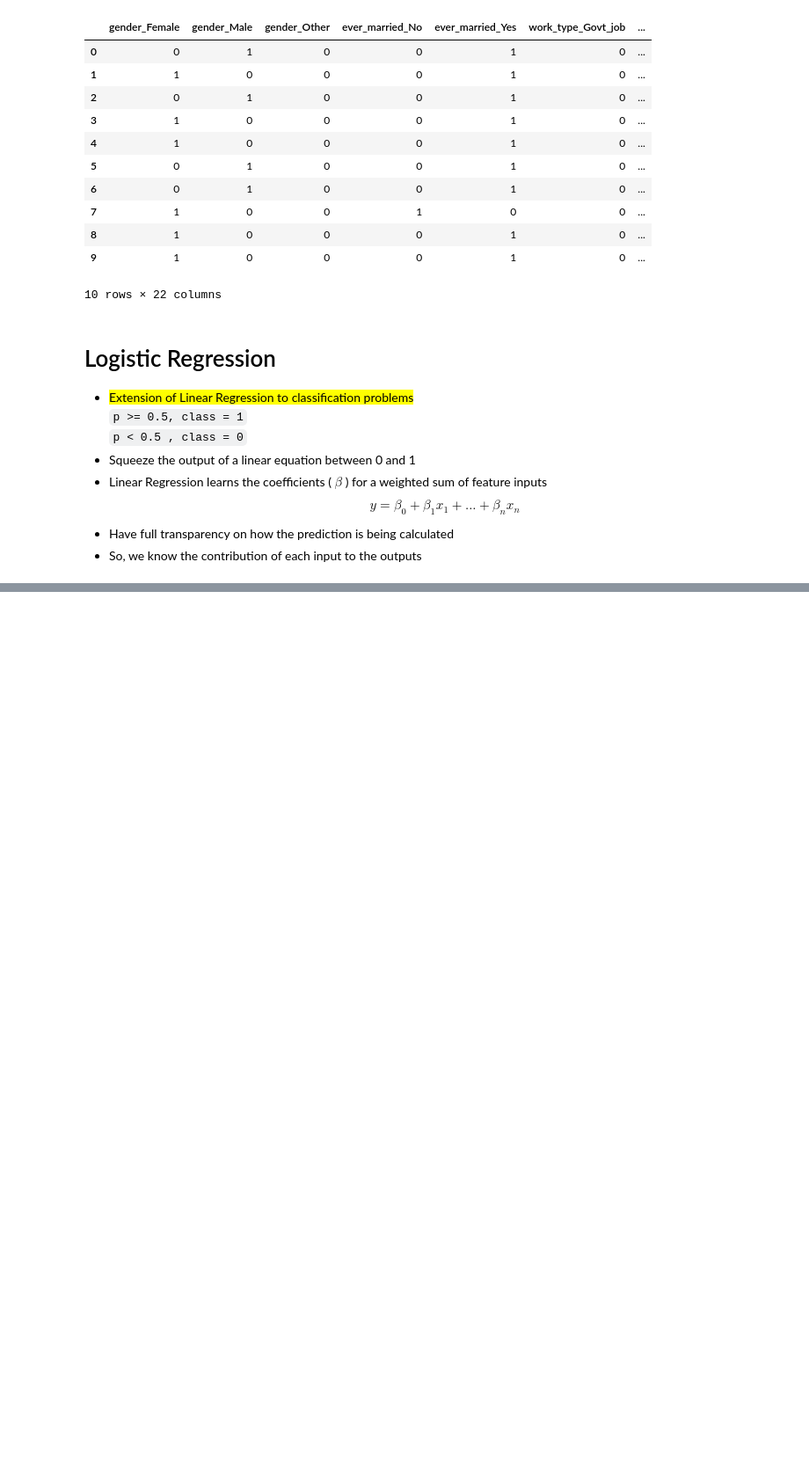
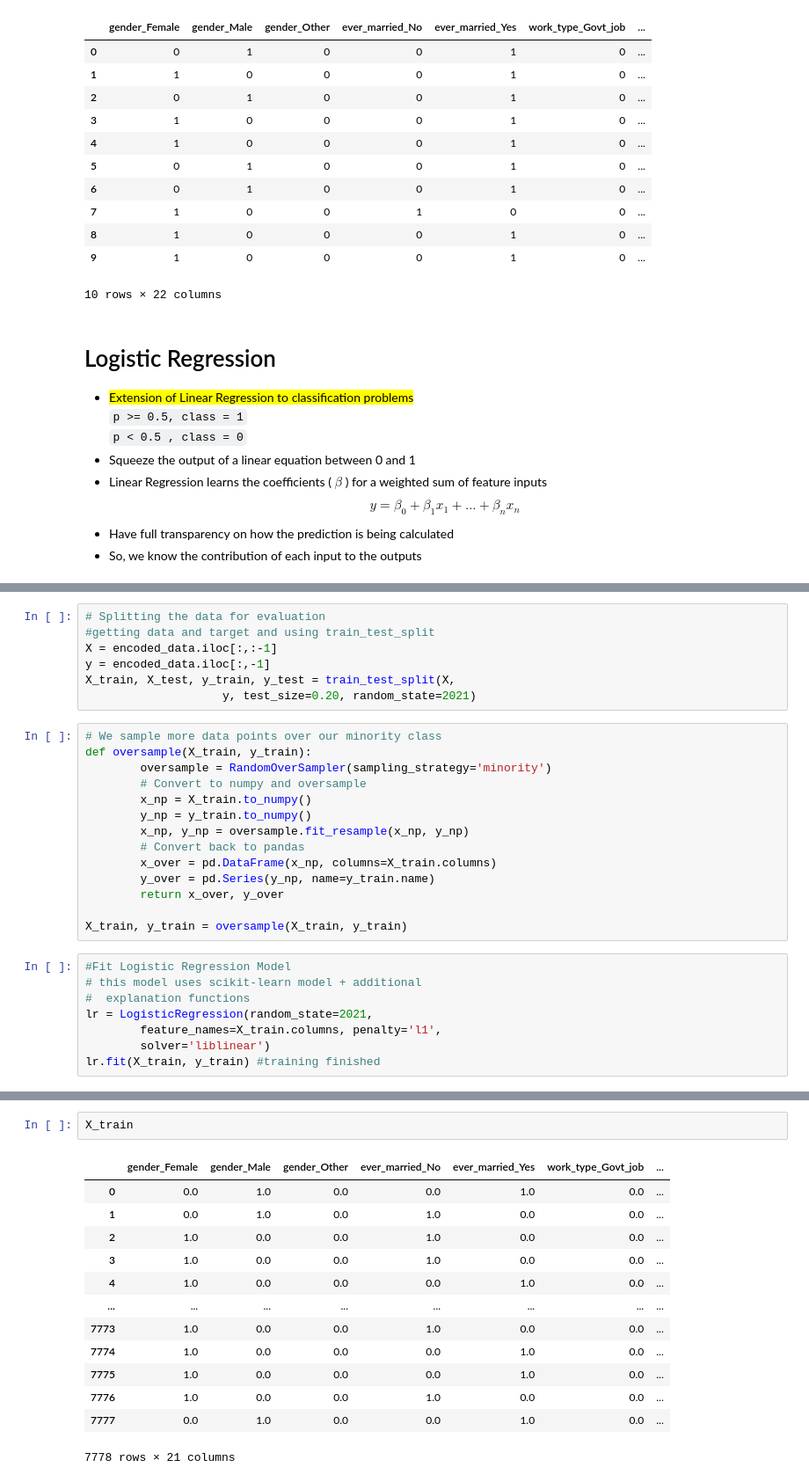
Before and after one commit to dgtzm99/SHAP-Methods-for-Model-Explainability, a Jupyter notebook: XAI.ipynb, the cells around one changed output, grey strips where cells are left out. Shown at 88% size. Saved outputs shown, nothing was run; the diff lists cells and outputs as text; blank space fills up the shorter version.

```diff
--- a/XAI.ipynb
+++ b/XAI.ipynb
@@ -156,0 +157,29 @@ $$ y = \beta_0 + \beta_1x_1+...+\beta_nx_n $$
+# %%
+# Splitting the data for evaluation
+#getting data and target and using train_test_split
+X = encoded_data.iloc[:,:-1]
+y = encoded_data.iloc[:,-1]
+X_train, X_test, y_train, y_test = train_test_split(X,
+                    y, test_size=0.20, random_state=2021)
+# %%
+# We sample more data points over our minority class
+def oversample(X_train, y_train):
+        oversample = RandomOverSampler(sampling_strategy='minority')
+        # Convert to numpy and oversample
+        x_np = X_train.to_numpy()
+        y_np = y_train.to_numpy()
+        x_np, y_np = oversample.fit_resample(x_np, y_np)
+        # Convert back to pandas
+        x_over = pd.DataFrame(x_np, columns=X_train.columns)
+        y_over = pd.Series(y_np, name=y_train.name)
+        return x_over, y_over
+
+X_train, y_train = oversample(X_train, y_train)
+# %%
+#Fit Logistic Regression Model
+# this model uses scikit-learn model + additional
+#  explanation functions
+lr = LogisticRegression(random_state=2021,
+        feature_names=X_train.columns, penalty='l1',
+        solver='liblinear')
+lr.fit(X_train, y_train) #training finished
@@ -156,0 +217,16 @@ $$ y = \beta_0 + \beta_1x_1+...+\beta_nx_n $$
+# %%
+X_train
+# %% [output]
+|  | gender_Female | gender_Male | gender_Other | ever_married_No | ever_married_Yes | work_type_Govt_job | ... |
+| 0 | 0.0 | 1.0 | 0.0 | 0.0 | 1.0 | 0.0 | ... |
+| 1 | 0.0 | 1.0 | 0.0 | 1.0 | 0.0 | 0.0 | ... |
+| 2 | 1.0 | 0.0 | 0.0 | 1.0 | 0.0 | 0.0 | ... |
+| 3 | 1.0 | 0.0 | 0.0 | 1.0 | 0.0 | 0.0 | ... |
+| 4 | 1.0 | 0.0 | 0.0 | 0.0 | 1.0 | 0.0 | ... |
+| ... | ... | ... | ... | ... | ... | ... | ... |
+| 7773 | 1.0 | 0.0 | 0.0 | 1.0 | 0.0 | 0.0 | ... |
+| 7774 | 1.0 | 0.0 | 0.0 | 0.0 | 1.0 | 0.0 | ... |
+| 7775 | 1.0 | 0.0 | 0.0 | 0.0 | 1.0 | 0.0 | ... |
+| 7776 | 1.0 | 0.0 | 0.0 | 1.0 | 0.0 | 0.0 | ... |
+| 7777 | 0.0 | 1.0 | 0.0 | 0.0 | 1.0 | 0.0 | ... |
+7778 rows × 21 columns
```
Also changed, not shown: parts of 6 cells of this notebook.
